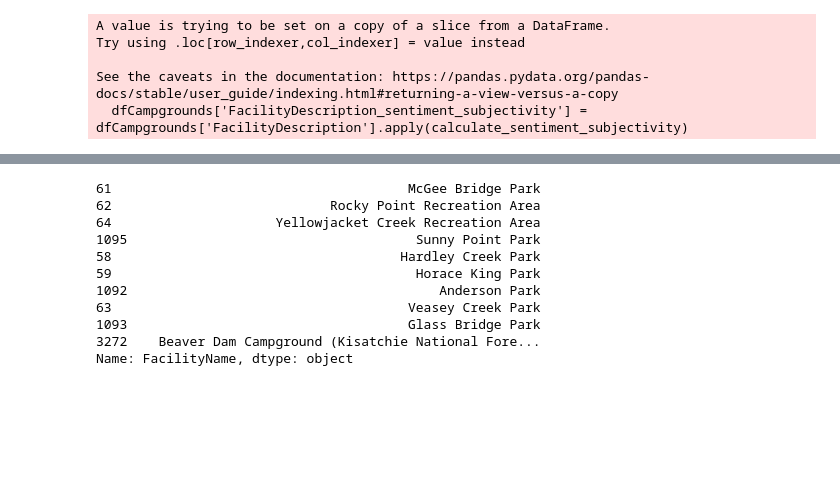
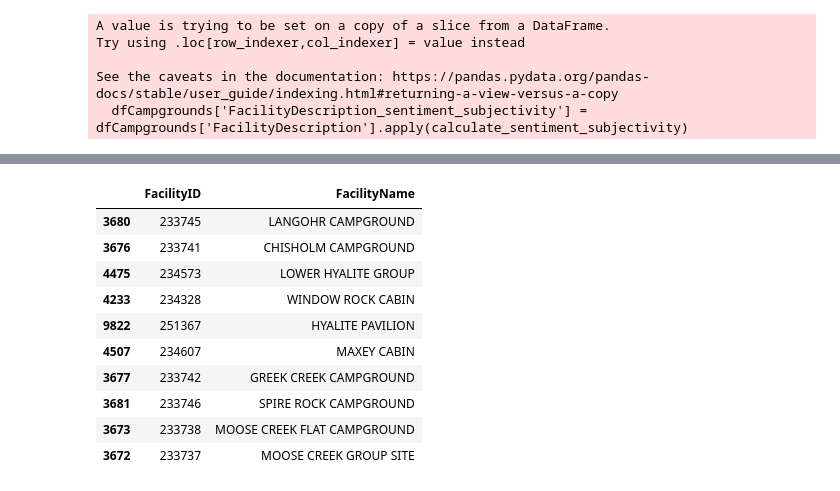
Before and after one commit to burgwyn/DATA602, a Jupyter notebook: Facilities.ipynb, the cells around one changed output, grey strips where cells are left out. Saved outputs shown, nothing was run; the diff lists cells and outputs as text; code cells hidden in the pictures; blank space fills up the shorter version.

```diff
--- a/Facilities.ipynb
+++ b/Facilities.ipynb
@@ -330,21 +333,21 @@ def content_recommender(name, cosine_sim=cosine_sim, df=dfCampgrounds):
 
     campground_indices = [i[0] for i in sim_scores]
 
-    return df['FacilityName'].iloc[campground_indices]
+    return df[['FacilityID', 'FacilityName']].iloc[campground_indices]
-# %%
-content_recommender('Tail Race Campground')
-# %% [output]
-61                                      McGee Bridge Park
-62                            Rocky Point Recreation Area
-64                     Yellowjacket Creek Recreation Area
-1095                                     Sunny Point Park
-58                                     Hardley Creek Park
-59                                       Horace King Park
-1092                                        Anderson Park
-63                                      Veasey Creek Park
-1093                                    Glass Bridge Park
-3272    Beaver Dam Campground (Kisatchie National Fore...
-Name: FacilityName, dtype: object
+# %%
+content_recommender('ASSATEAGUE ISLAND NATIONAL SEASHORE CAMPGROUND')
+# %% [output]
+|  | FacilityID | FacilityName |
+| 3680 | 233745 | LANGOHR CAMPGROUND |
+| 3676 | 233741 | CHISHOLM CAMPGROUND |
+| 4475 | 234573 | LOWER HYALITE GROUP |
+| 4233 | 234328 | WINDOW ROCK CABIN |
+| 9822 | 251367 | HYALITE PAVILION |
+| 4507 | 234607 | MAXEY CABIN |
+| 3677 | 233742 | GREEK CREEK CAMPGROUND |
+| 3681 | 233746 | SPIRE ROCK CAMPGROUND |
+| 3673 | 233738 | MOOSE CREEK FLAT CAMPGROUND |
+| 3672 | 233737 | MOOSE CREEK GROUP SITE |
 # %%
 from sklearn.feature_extraction.text import CountVectorizer
 
```
Also changed, not shown: parts of 16 cells of this notebook.
